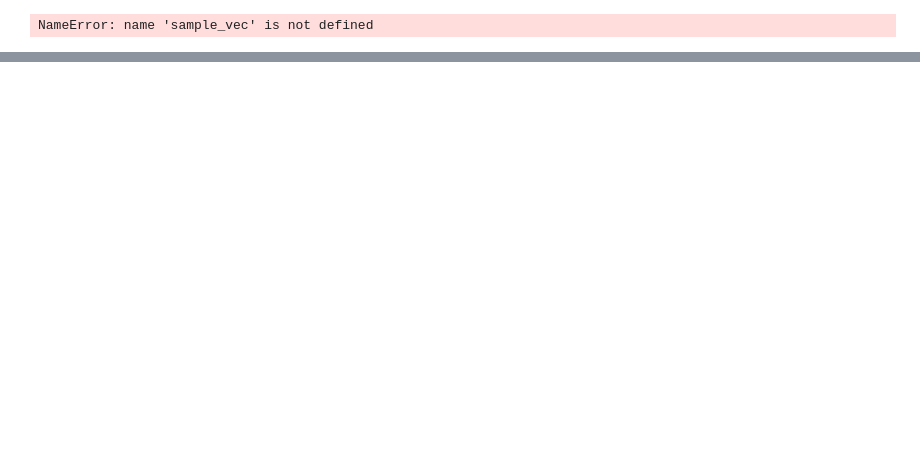
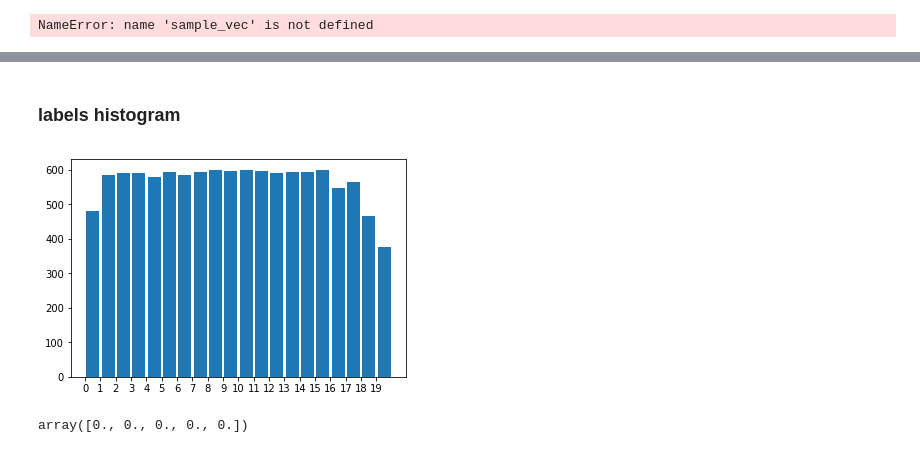
Before and after one commit to kobiweisberg/ds_project, a Jupyter notebook: main.ipynb, the cells around one changed output, grey strips where cells are left out. Cells and saved outputs as stored; diff of their text form; code cells hidden in the pictures; blank space fills up the shorter version.

```diff
--- a/main.ipynb
+++ b/main.ipynb
@@ -98,0 +180,13 @@ with open('results/' + timestamp + '/kmeans.pkl','wb') as wf:
+# %% [markdown]
+### labels histogram
+# %%
+plt.figure(4)
+plt.hist(labels,rwidth=0.85,bins = range(21) )
+plt.xticks(range(20))
+plt.show()
+# %% [output]
+[figure, added]
+# %%
+np.zeros(5)
+# %% [output]
+array([0., 0., 0., 0., 0.])
```
Also changed, not shown: parts of 26 cells of this notebook, 1 other file.
